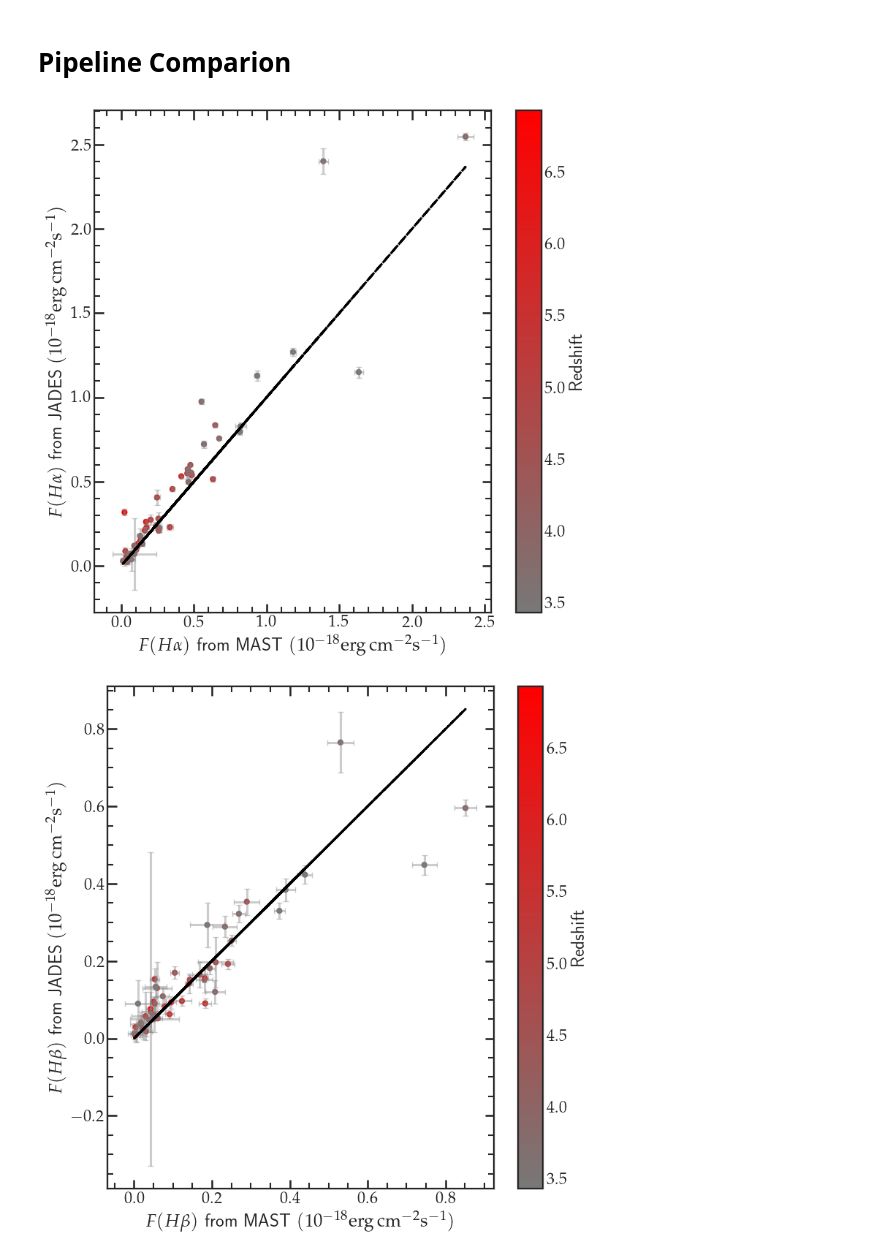
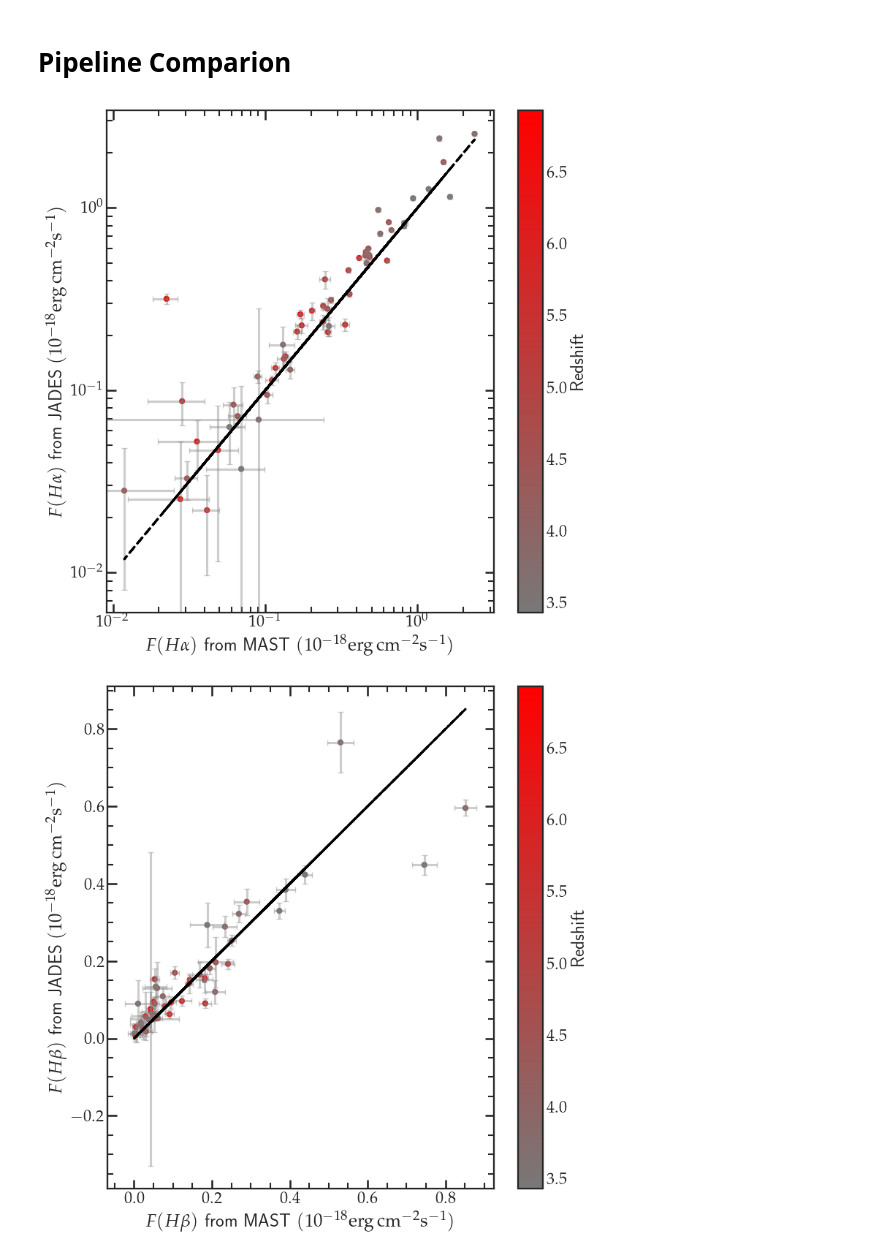
Before and after one commit to NGomez-inaoe/JWST-Data, a Jupyter notebook: Medium_Resolution/compare_flux.ipynb, the cells around one changed output. Drawn from its saved outputs; the diff is of its cells as text; code cells hidden in the pictures.

```diff
--- a/Medium_Resolution/compare_flux.ipynb
+++ b/Medium_Resolution/compare_flux.ipynb
@@ -104,34 +104,36 @@ plt.scatter(
 )
 
 plt.errorbar(
     mast_line, jades_line,
     xerr=mast_line_err,
     yerr=jades_line_err,
     fmt='none',
     alpha=0.4,
     c='gray',
     capsize=3,
     markersize=1,
 
 )
 
 #plt.title(r"Comparison of flux estimates for $H\alpha$", color=COSMO_COLORS['soft_crimson'])
 plt.plot(mast_line, mast_line, color='black', linestyle='--')
 plt.xlabel(r"$F(H\alpha)$ from MAST $(10^{-18}\mathrm{erg \, cm^{-2} s^{-1})}$")
 plt.ylabel(r"$F(H\alpha)$ from JADES $(10^{-18}\mathrm{erg \, cm^{-2} s^{-1})}$")
 # Add colorbar
 cbar = plt.colorbar()
 cbar.set_label('Redshift')
 
+plt.xscale('log')
+plt.yscale('log')
 
 plt.grid(False)
 plt.minorticks_on()
 plt.tight_layout()
 #plt.savefig('Output_data/Flux_Comparison_Ha.pdf')
 plt.show()
 plt.close()
 # %% [output]
-[figure, old version]
+[figure, new version]
 # %%
 #------------------ H beta ---------------------
 df = df.dropna(subset=[df.columns[0],
```
Also changed, not shown: parts of 4 cells of this notebook.
